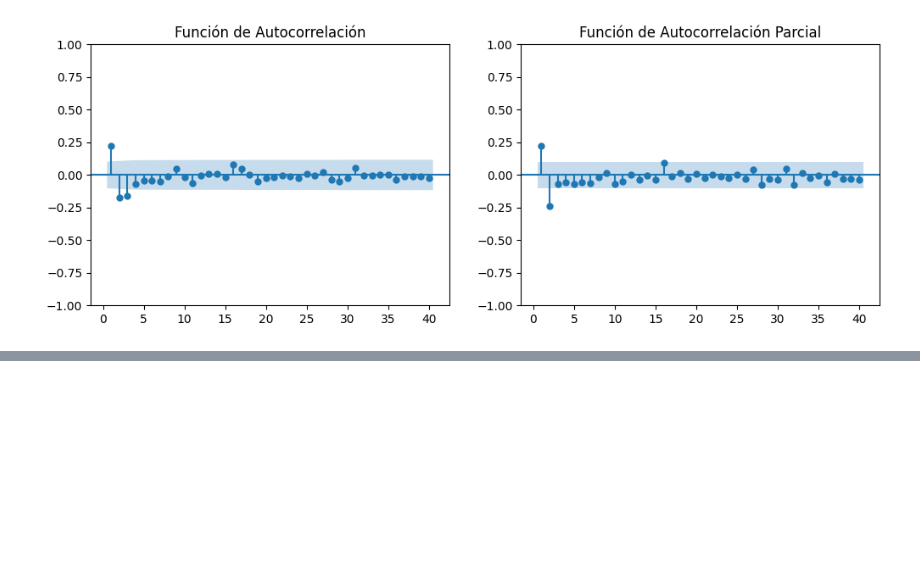
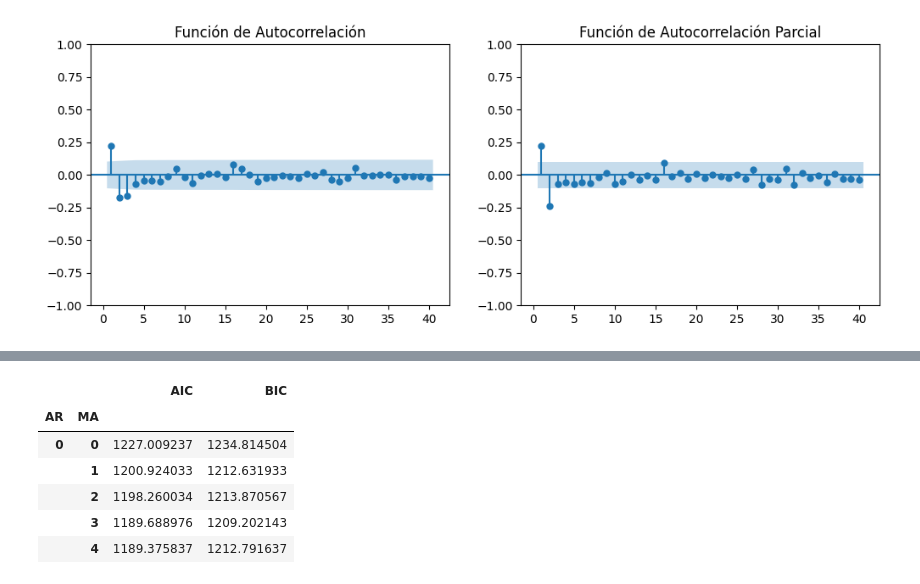
Before and after one commit to IvRodco/EstadisticaAplicasa_1899843, a Jupyter notebook: Sesion19_EAG41_16oct.ipynb, the cells around one changed output, grey strips where cells are left out. Drawn from its saved outputs; the diff is of its cells as text; code cells hidden in the pictures; blank space fills up the shorter version.

```diff
--- a/Sesion19_EAG41_16oct.ipynb
+++ b/Sesion19_EAG41_16oct.ipynb
@@ -132,0 +168,12 @@ plt.show();
+# %%
+# vamos a estimar varios modelos y que se guarde el AIC BIC
+ic = {}
+for ar in range(7):
+    for ma in range(7):
+        print(f"AR: {ar}, MA: {ma}")
+        modelo = sm.tsa.arima.ARIMA(igae['igae_diff'].dropna(), order=(ar, 0, ma))
+        resultado = modelo.fit()
+        ic[(ar, ma)] = [resultado.aic, resultado.bic]
+
+ic = pd.DataFrame(ic, index=["AIC", "BIC"]).T
+ic.index = ic.index.set_names(["AR", "MA"])
@@ -132,0 +195,10 @@ plt.show();
+# %%
+ic.head()
+# %% [output]
+|  |  | AIC | BIC |
+| AR | MA |  |  |
+| 0 | 0 | 1227.009237 | 1234.814504 |
+|  | 1 | 1200.924033 | 1212.631933 |
+|  | 2 | 1198.260034 | 1213.870567 |
+|  | 3 | 1189.688976 | 1209.202143 |
+|  | 4 | 1189.375837 | 1212.791637 |
```
Also changed, not shown: parts of 8 cells of this notebook.
